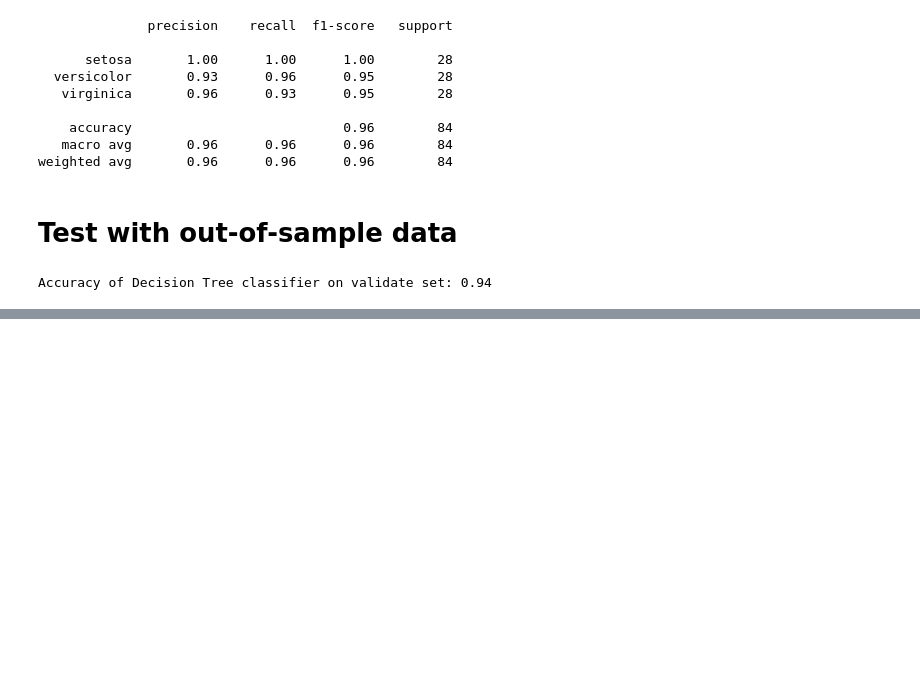
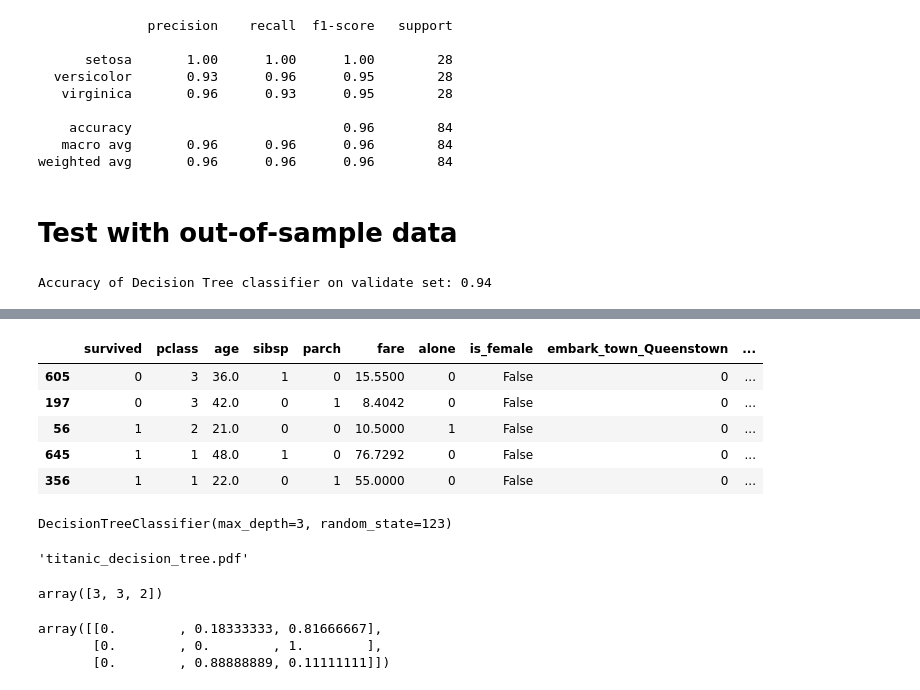
Before and after one commit to ljackson707/classification-exercises, a Jupyter notebook: model.ipynb, the cells around one changed output, grey strips where cells are left out. Drawn from its saved outputs; the diff is of its cells as text; code cells hidden in the pictures; blank space fills up the shorter version.

```diff
--- a/model.ipynb
+++ b/model.ipynb
@@ -204,0 +277,9 @@ clf = DecisionTreeClassifier(max_depth=3, random_state=123)
+# %%
+train.head()
+# %% [output]
+|  | survived | pclass | age | sibsp | parch | fare | alone | is_female | embark_town_Queenstown | ... |
+| 605 | 0 | 3 | 36.0 | 1 | 0 | 15.5500 | 0 | False | 0 | ... |
+| 197 | 0 | 3 | 42.0 | 0 | 1 | 8.4042 | 0 | False | 0 | ... |
+| 56 | 1 | 2 | 21.0 | 0 | 0 | 10.5000 | 1 | False | 0 | ... |
+| 645 | 1 | 1 | 48.0 | 1 | 0 | 76.7292 | 0 | False | 0 | ... |
+| 356 | 1 | 1 | 22.0 | 0 | 1 | 55.0000 | 0 | False | 0 | ... |
@@ -204,0 +288,29 @@ clf = DecisionTreeClassifier(max_depth=3, random_state=123)
+# %%
+# Now let's train our model on the training data
+# fitting == training the model
+clf = clf.fit(X_train, y_train)
+clf
+# %% [output]
+DecisionTreeClassifier(max_depth=3, random_state=123)
+# %%
+# Visualize the model so iut can explain itself!
+dot_data = export_graphviz(clf, feature_names= X_train.columns, rounded=True, filled=True, out_file=None)
+graph = graphviz.Source(dot_data)
+
+graph.render('titanic_decision_tree', view=True, format="pdf")
+# %% [output]
+'titanic_decision_tree.pdf'
+# %%
+# Now we'll make a set of predictions using this trained model
+y_pred = clf.predict(X_train)
+y_pred[0:3]
+# %% [output]
+array([3, 3, 2])
+# %%
+# Estimate the probabilities for each class
+y_pred_proba = clf.predict_proba(X_train)
+y_pred_proba[0:3]
+# %% [output]
+array([[0.        , 0.18333333, 0.81666667],
+       [0.        , 0.        , 1.        ],
+       [0.        , 0.88888889, 0.11111111]])
```
Also changed, not shown: parts of 42 cells of this notebook.
